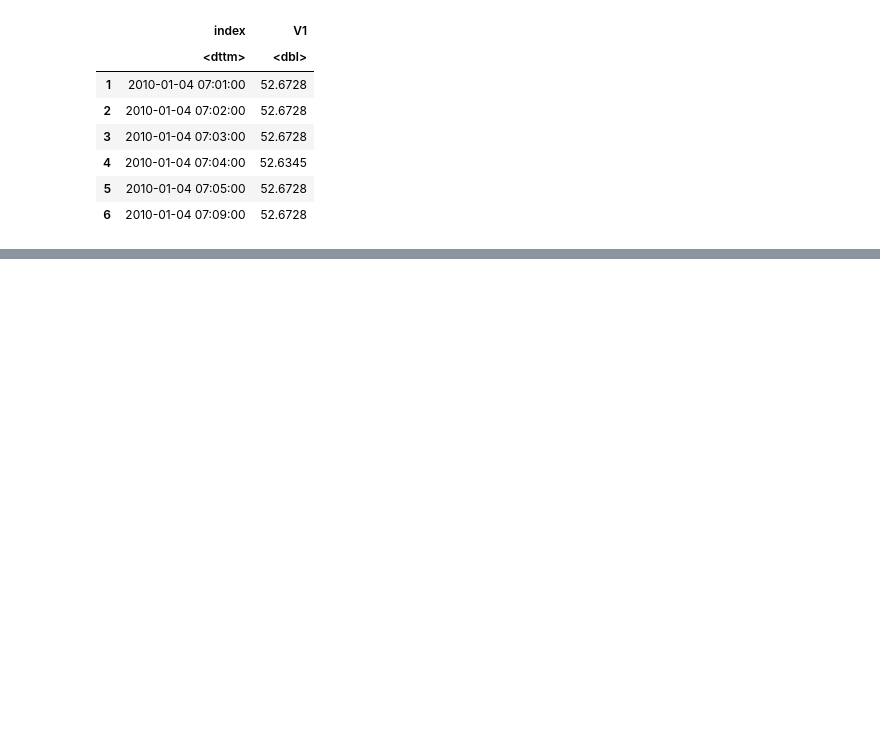
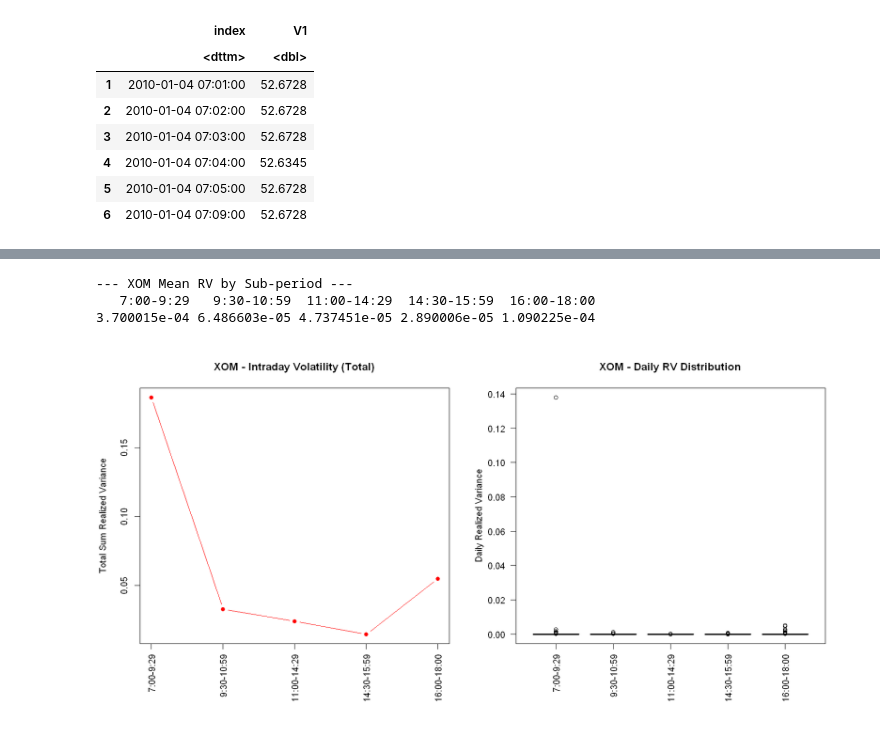
Before and after one commit to ahojdobryden/FiCox, a Jupyter notebook: HA3/HW3.ipynb, the cells around one changed output, grey strips where cells are left out. Cells and saved outputs as stored; diff of their text form; code cells hidden in the pictures; blank space fills up the shorter version.

```diff
--- a/HA3/HW3.ipynb
+++ b/HA3/HW3.ipynb
@@ -892,0 +219,30 @@ Mean Absolute Error (MAE)              : 0.006506
+# %%
+# 3. XOM Sub-period RV
+xom_rv_1 <- rCov(rData = xom_intraday_returns[intervals[1]], makeReturns = FALSE)
+xom_rv_2 <- rCov(rData = xom_intraday_returns[intervals[2]], makeReturns = FALSE)
+xom_rv_3 <- rCov(rData = xom_intraday_returns[intervals[3]], makeReturns = FALSE)
+xom_rv_4 <- rCov(rData = xom_intraday_returns[intervals[4]], makeReturns = FALSE)
+xom_rv_5 <- rCov(rData = xom_intraday_returns[intervals[5]], makeReturns = FALSE)
+
+# Combine and fix index
+xom_sub_rv <- cbind(xom_rv_1, xom_rv_2, xom_rv_3, xom_rv_4, xom_rv_5)
+index(xom_sub_rv) <- as.Date(index(xom_sub_rv))
+colnames(xom_sub_rv) <- labels
+
+xom_sum_rv <- colSums(xom_sub_rv, na.rm = TRUE)
+options(repr.plot.width = 14, repr.plot.height = 7)
+par(mfrow = c(1, 2), mar = c(7, 4, 4, 2) + 0.1)
+plot(xom_sum_rv, type = "b", col = "red", pch = 16, xaxt = "n",
+     xlab = "", ylab = "Total Sum Realized Variance",
+     main = "XOM - Intraday Volatility (Total)")
+axis(1, at = 1:5, labels = labels, las = 2)
+
+boxplot(as.data.frame(xom_sub_rv), names = labels, las = 2,
+        ylab = "Daily Realized Variance", main = "XOM - Daily RV Distribution")
+cat("\n--- XOM Mean RV by Sub-period ---\n")
+print(colMeans(xom_sub_rv, na.rm = TRUE))
+# %% [output]
+--- XOM Mean RV by Sub-period ---
+   7:00-9:29   9:30-10:59  11:00-14:29  14:30-15:59  16:00-18:00
+3.700015e-04 6.486603e-05 4.737451e-05 2.890006e-05 1.090225e-04
+[figure, added]
```
Also changed, not shown: parts of 67 cells of this notebook, 1 other file.
